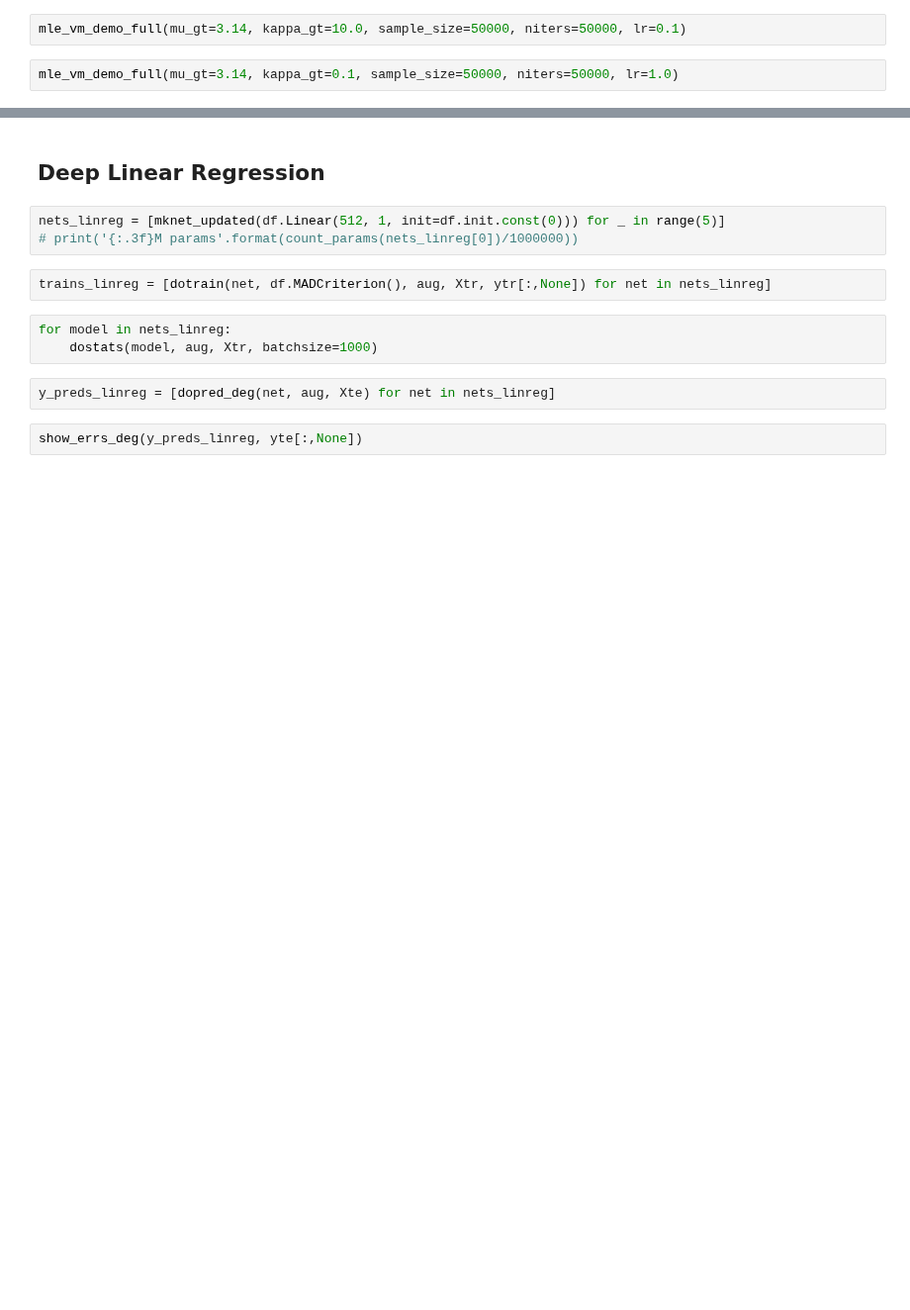
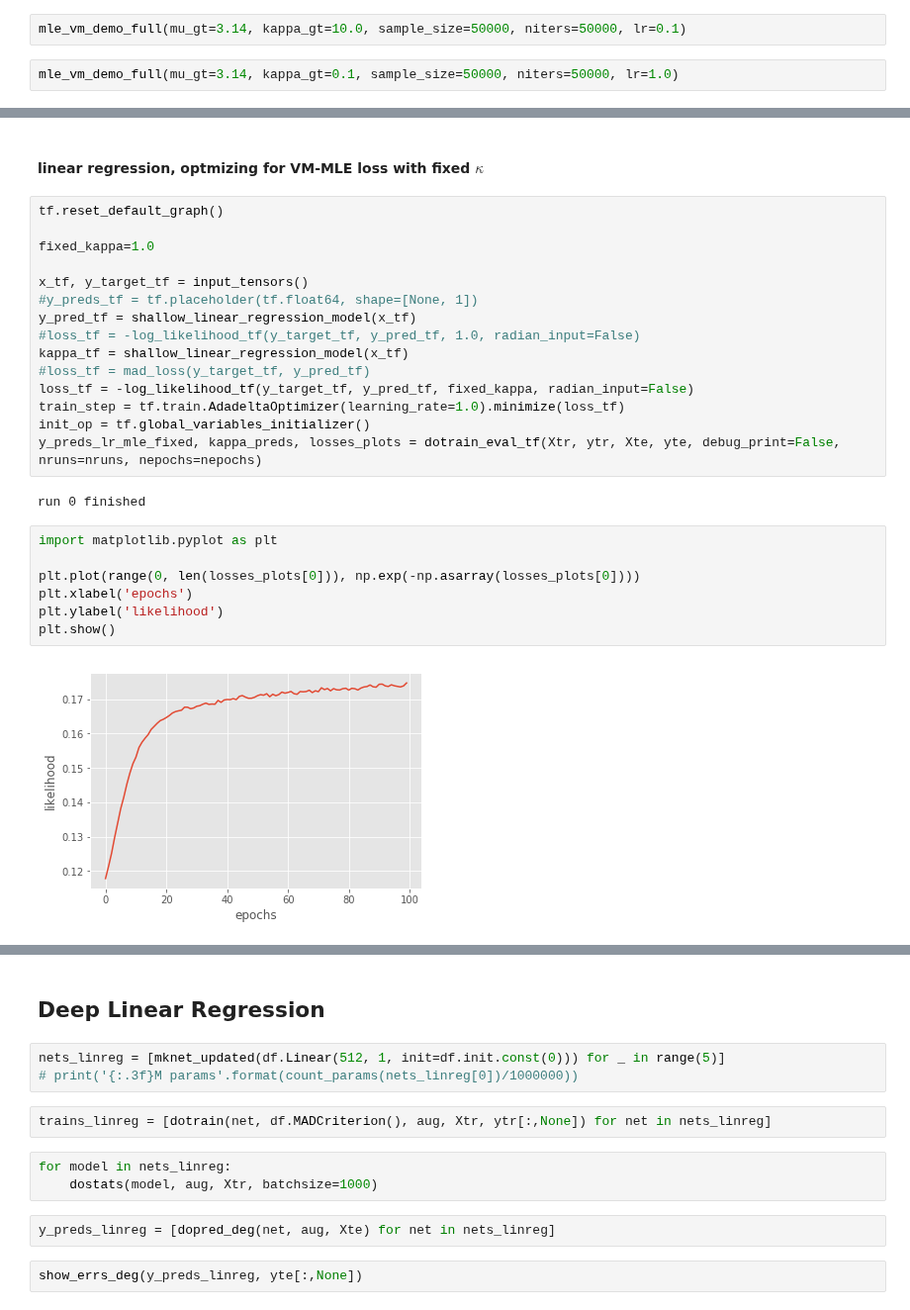
Before and after one commit to sergeyprokudin/BiternionNet, a Jupyter notebook: Experiments - TownCentre.ipynb, the cells around one changed output, grey strips where cells are left out. Shown at 99% size. Saved outputs shown, nothing was run; the diff lists cells and outputs as text; blank space fills up the shorter version.

```diff
--- a/Experiments - TownCentre.ipynb
+++ b/Experiments - TownCentre.ipynb
@@ -695,0 +770,28 @@ def vm_shallow_linear_regression_model(x):
+# %% [markdown]
+####  linear regression, optmizing for VM-MLE loss with fixed $\kappa$
+# %%
+tf.reset_default_graph()
+
+fixed_kappa=1.0
+
+x_tf, y_target_tf = input_tensors()
+#y_preds_tf = tf.placeholder(tf.float64, shape=[None, 1])
+y_pred_tf = shallow_linear_regression_model(x_tf)
+#loss_tf = -log_likelihood_tf(y_target_tf, y_pred_tf, 1.0, radian_input=False)
+kappa_tf = shallow_linear_regression_model(x_tf)
+#loss_tf = mad_loss(y_target_tf, y_pred_tf)
+loss_tf = -log_likelihood_tf(y_target_tf, y_pred_tf, fixed_kappa, radian_input=False)
+train_step = tf.train.AdadeltaOptimizer(learning_rate=1.0).minimize(loss_tf)
+init_op = tf.global_variables_initializer()
+y_preds_lr_mle_fixed, kappa_preds, losses_plots = dotrain_eval_tf(Xtr, ytr, Xte, yte, debug_print=False, nruns=nruns, nepochs=nepochs)
+# %% [output]
+run 0 finished
+# %%
+import matplotlib.pyplot as plt
+
+plt.plot(range(0, len(losses_plots[0])), np.exp(-np.asarray(losses_plots[0])))
+plt.xlabel('epochs')
+plt.ylabel('likelihood')
+plt.show()
+# %% [output]
+[figure, added]
```
Also changed, not shown: parts of 33 cells of this notebook.
